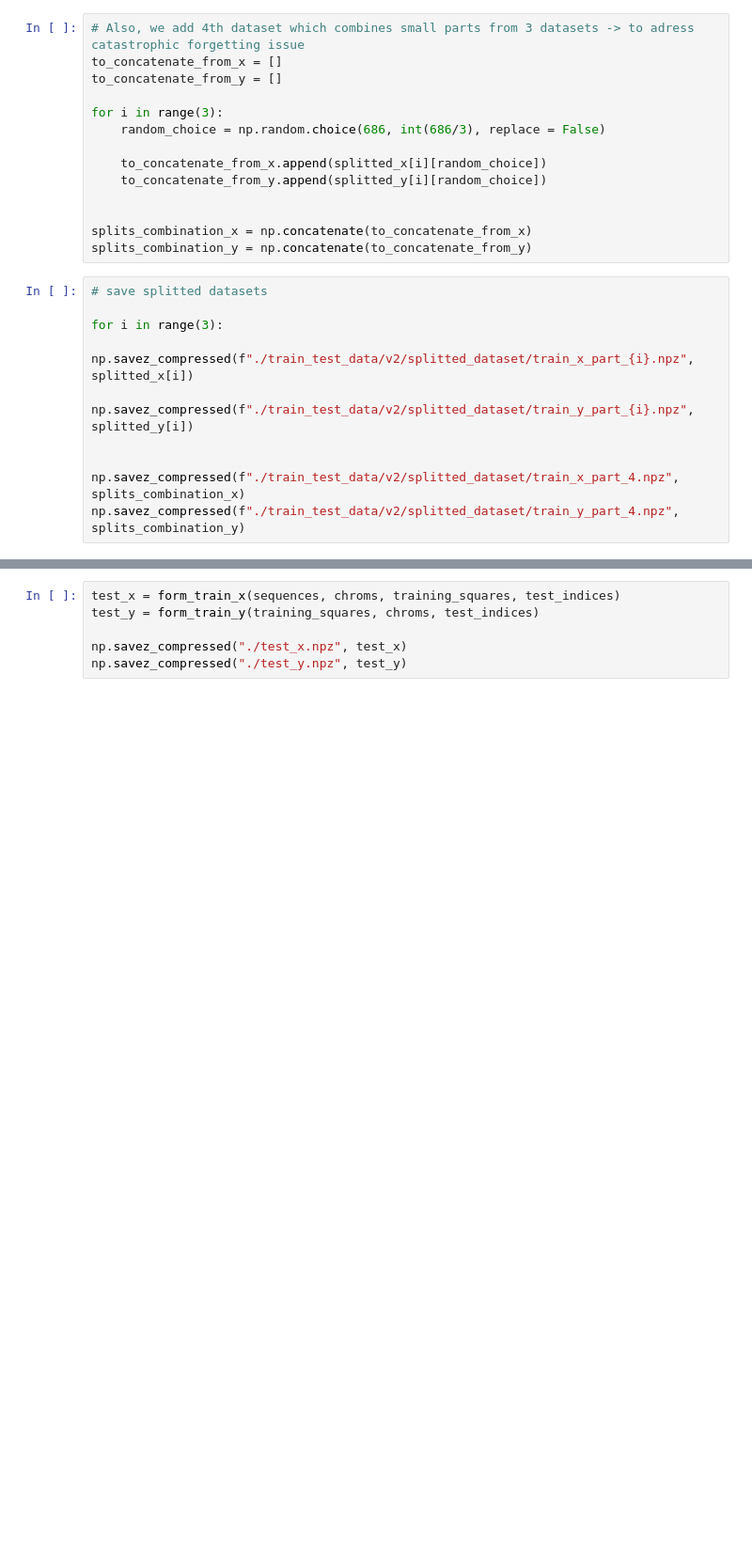
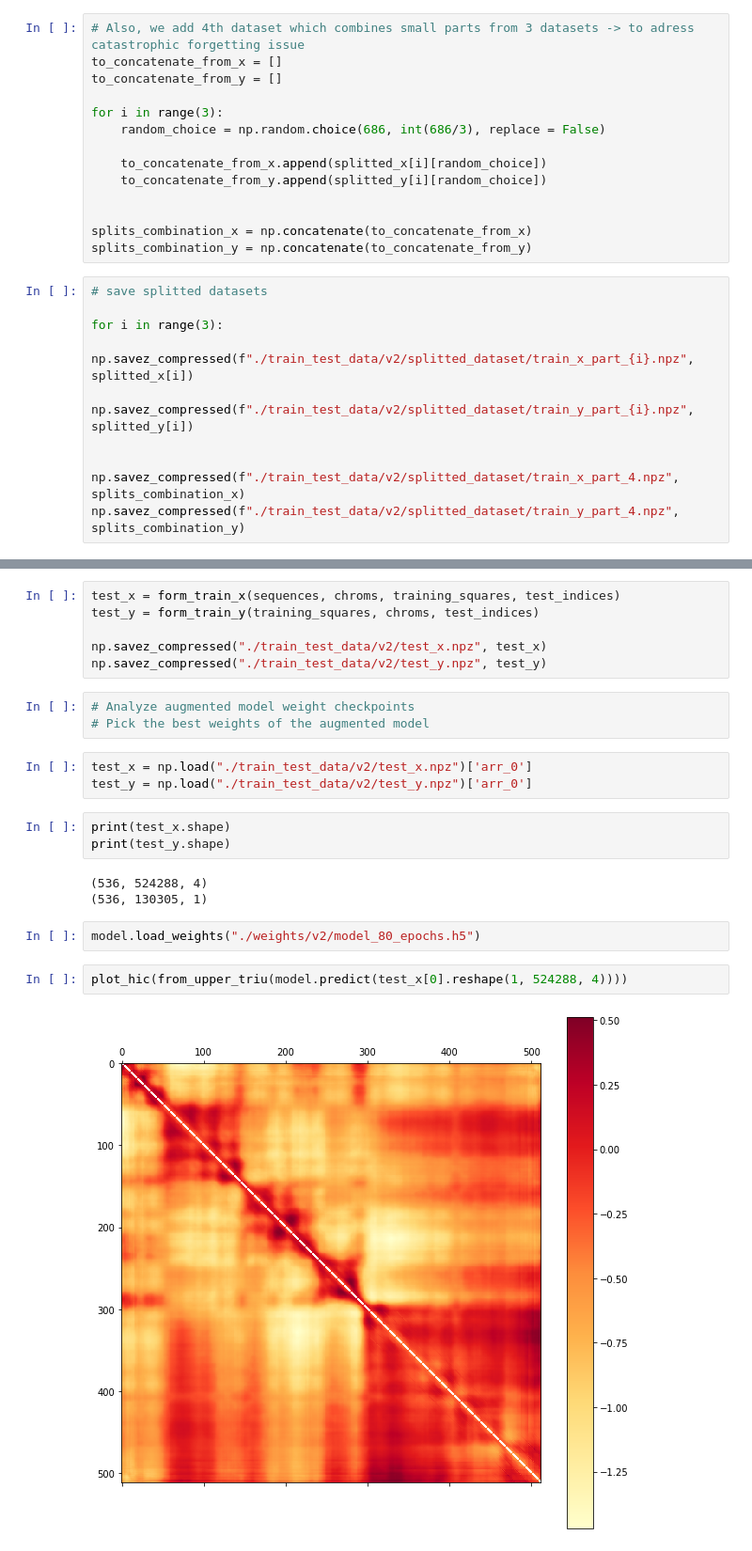
Before and after one commit to NeilAlishev/HiCPredictor, a Jupyter notebook: DeepHiCResearch.ipynb, the cells around one changed output, grey strips where cells are left out. Shown at 94% size. Cells and saved outputs as stored; diff of their text form; blank space fills up the shorter version.

Commit message:
new model first predictions

```diff
--- a/DeepHiCResearch.ipynb
+++ b/DeepHiCResearch.ipynb
@@ -1421,5 +1416,23 @@ np.savez_compressed(f"./train_test_data/v2/splitted_dataset/train_y_part_4.npz",
 test_x = form_train_x(sequences, chroms, training_squares, test_indices)
 test_y = form_train_y(training_squares, chroms, test_indices)
 
-np.savez_compressed("./test_x.npz", test_x)
-np.savez_compressed("./test_y.npz", test_y)
+np.savez_compressed("./train_test_data/v2/test_x.npz", test_x)
+np.savez_compressed("./train_test_data/v2/test_y.npz", test_y)
+# %%
+# Analyze augmented model weight checkpoints
+# Pick the best weights of the augmented model
+# %%
+test_x = np.load("./train_test_data/v2/test_x.npz")['arr_0']
+test_y = np.load("./train_test_data/v2/test_y.npz")['arr_0']
+# %%
+print(test_x.shape)
+print(test_y.shape)
+# %% [output]
+(536, 524288, 4)
+(536, 130305, 1)
+# %%
+model.load_weights("./weights/v2/model_80_epochs.h5")
+# %%
+plot_hic(from_upper_triu(model.predict(test_x[0].reshape(1, 524288, 4))))
+# %% [output]
+[figure, added]
```
Also changed, not shown: parts of 13 cells of this notebook, 1 other file.
